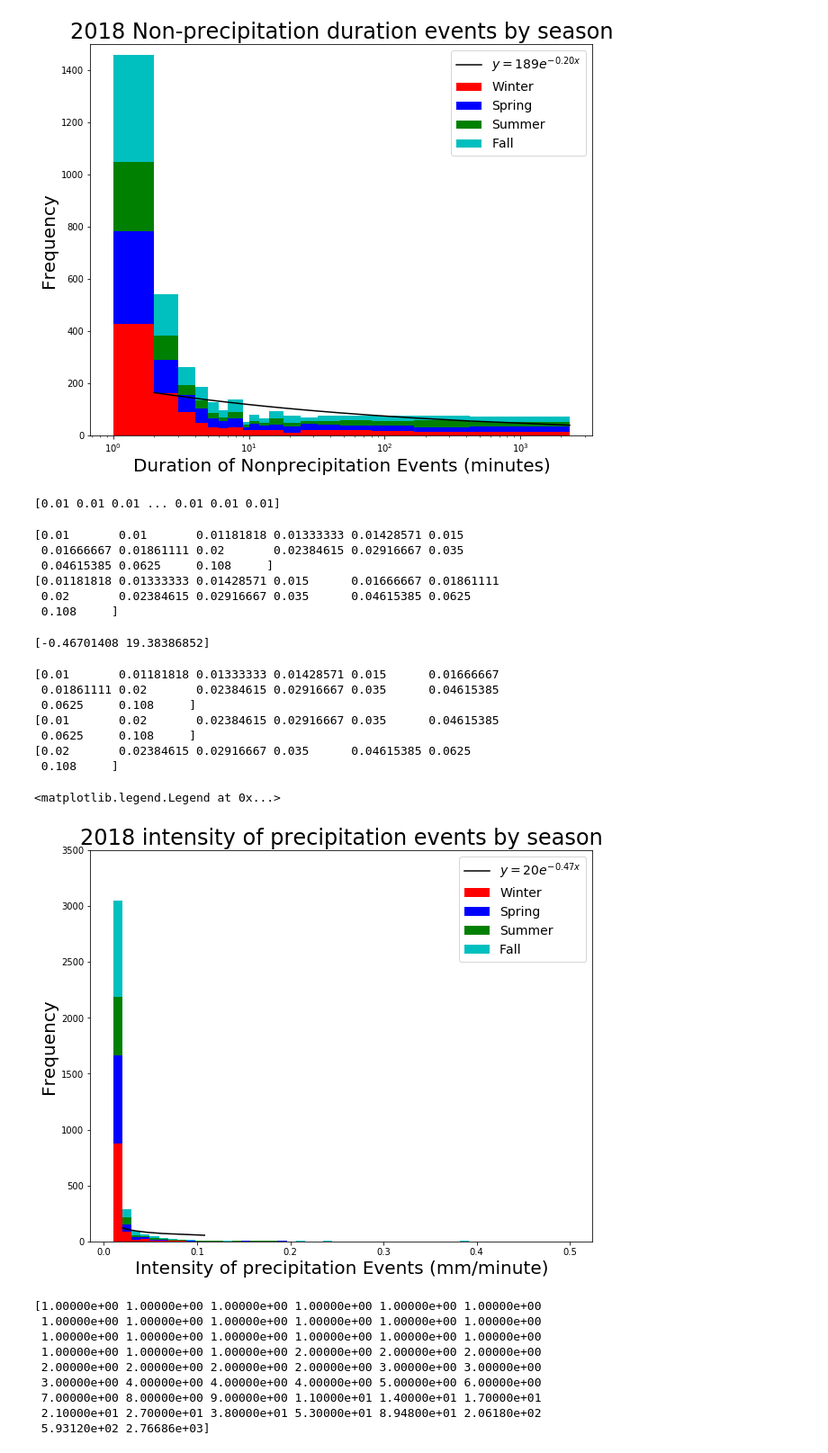
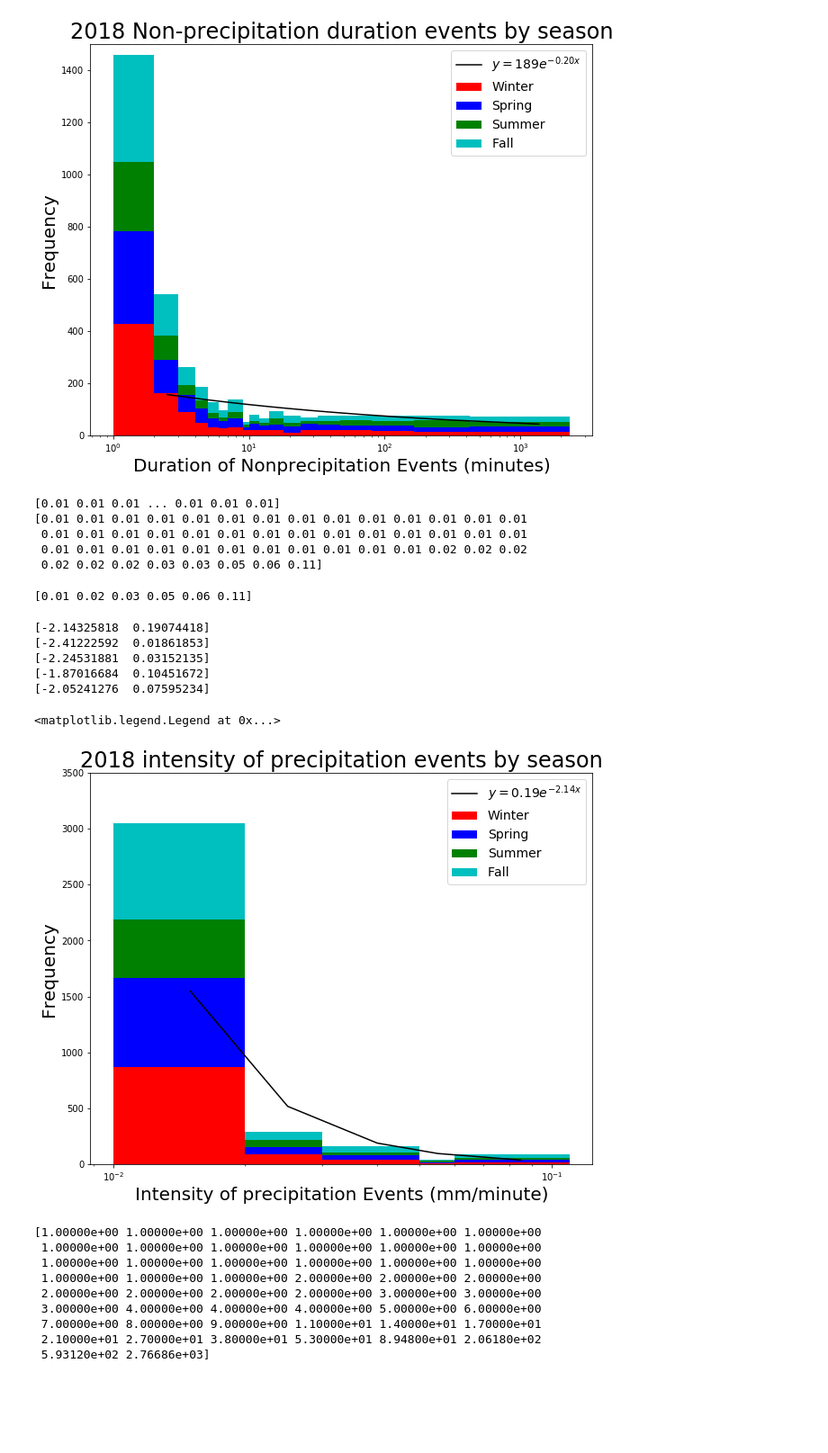
Before and after one commit to zhangt3-e/senior_thesis, a Jupyter notebook: Code/intensity_and_non_precip.ipynb, the cells around one changed output. Shown: that part at 90% size. Drawn from its saved outputs; the diff is of its cells as text; code cells hidden in the pictures; blank space fills up the shorter version.

```diff
--- a/Code/intensity_and_non_precip.ipynb
+++ b/Code/intensity_and_non_precip.ipynb
@@ -141,7 +141,7 @@ for i in range(0,20000):
 int_perc17 = np.zeros(50)
 inten17 = np.divide(preciptotal17[:countAll_17], precip17[:countAll_17])
 for i in range(0, 50):
-    int_perc17[i] =np.percentile(inten17, i*2)
+    int_perc17[i] =np.round(np.percentile(inten17, i*2), 2)
 print(int_perc17)
 
 Su_count17 = 0
@@ -301,8 +292,8 @@ int_perc18 = np.zeros(50)
 inten18 = np.divide(preciptotal18[:countAll_18], precip18[:countAll_18])
 print(inten18)
 for i in range(0, 50):
-    int_perc18[i] =np.percentile(inten18, i*2)
-#print(int_perc18)
+    int_perc18[i] = np.round(np.percentile(inten18, i*2),2)
+print(int_perc18)
 
 Wcount18 = 0
 Sp_count18= 0
@@ -329,61 +320,59 @@ Su_inten18 = np.divide(Su_preciptotal18[:Su_count18],Su_precip18[:Su_count18]  )
 Finten18 = np.divide(Fpreciptotal18[:Fcount18], Fprecip18[:Fcount18] )
 # %% [output]
 [0.01 0.01 0.01 ... 0.01 0.01 0.01]
+[0.01 0.01 0.01 0.01 0.01 0.01 0.01 0.01 0.01 0.01 0.01 0.01 0.01 0.01
+ 0.01 0.01 0.01 0.01 0.01 0.01 0.01 0.01 0.01 0.01 0.01 0.01 0.01 0.01
+ 0.01 0.01 0.01 0.01 0.01 0.01 0.01 0.01 0.01 0.01 0.01 0.02 0.02 0.02
+ 0.02 0.02 0.02 0.03 0.03 0.05 0.06 0.11]
 # %%
 intensa18 = np.unique(int_perc18)
 print(intensa18)
-one = [intensa18[0], intensa18[1]]
-intens18 = np.setdiff1d(intensa18, one)
-print(intens18)
+#one = [intensa18[0], intensa18[1]]
+#intens18 = np.setdiff1d(intensa18, one)
+#print(intens18)
 # %% [output]
-[0.01       0.01       0.01181818 0.01333333 0.01428571 0.015
- 0.01666667 0.01861111 0.02       0.02384615 0.02916667 0.035
- 0.04615385 0.0625     0.108     ]
-[0.01181818 0.01333333 0.01428571 0.015      0.01666667 0.01861111
- 0.02       0.02384615 0.02916667 0.035      0.04615385 0.0625
- 0.108     ]
+[0.01 0.02 0.03 0.05 0.06 0.11]
-# %%
-int_18coef = calc(inten18, intens18)
-print(int_18coef)
-# %% [output]
-[-0.46701408 19.38386852]
-# %%
-intensity18 = np.append([0.01], intens18)
-print(intensity18)
-two = [intensity18[1],intensity18[2],intensity18[3], intensity18[4], intensity18[5], intensity18[6]]
-changestuff = np.setdiff1d(intensity18, two)
-print(changestuff)
-intensity18 = changestuff
-intens18 = np.setdiff1d(intensity18, [0.01])
-print(intens18)
-# %% [output]
-[0.01       0.01181818 0.01333333 0.01428571 0.015      0.01666667
- 0.01861111 0.02       0.02384615 0.02916667 0.035      0.04615385
- 0.0625     0.108     ]
-[0.01       0.02       0.02384615 0.02916667 0.035      0.04615385
- 0.0625     0.108     ]
-[0.02       0.02384615 0.02916667 0.035      0.04615385 0.0625
- 0.108     ]
+# %%
+int_18coef, int_bin_val_18 = calc(inten18, intensa18)
+print(int_18coef)
+
+Wint_18coef, Wint_bin_val_18 = calc(Winten18, intensa18)
+print(Wint_18coef)
+
+Sp_int_18coef, Sp_int_bin_val_18 = calc(Sp_inten18, intensa18)
+print(Sp_int_18coef)
+
+Su_int_18coef, Su_int_bin_val_18 = calc(Su_inten18, intensa18)
+print(Su_int_18coef)
+
+Fint_18coef, Fint_bin_val_18 = calc(Finten18, intensa18)
+print(Fint_18coef)
+# %% [output]
+[-2.14325818  0.19074418]
+[-2.41222592  0.01861853]
+[-2.24531881  0.03152135]
+[-1.87016684  0.10451672]
+[-2.05241276  0.07595234]
 # %%
 plt.figure(figsize = (10,8))
-plt.hist([ Winten18, Sp_inten18, Su_inten18,Finten18], bins = 50, range= (0.01, 0.5), color = ['r','b','g','c'], stacked =True)
+plt.hist([ Winten18, Sp_inten18, Su_inten18,Finten18], bins = int_perc18, range= (int_perc18.min(), int_perc18.max()), color = ['r','b','g','c'], stacked =True)
 plt.xlabel('Intensity of precipitation Events (mm/minute)', fontsize = 20)
-#plt.xscale('log')
+plt.xscale('log')
 plt.ylim(0,3500)
 #plt.yscale('log')
 plt.ylabel('Frequency', fontsize = 20)
 plt.title('2018 intensity of precipitation events by season', fontsize = 24)
 #plt.figtext(0.5, 0.5, 'Total Winter Precipitation: ' + str(round(Wtotalprep,2)) + ' mm', fontsize = 14)
 #plt.figtext(0.5, 0.475, 'Total Spring Precipitation: ' + str(round(Sp_totalprep,2)) + ' mm', fontsize = 14)
 #plt.figtext(0.9, 0.45, 'Total Summer Precipitation: ' + str(round(Su_totalprep17)) + ' mm', fontsize = 14, ha = 'right')
 #plt.figtext(0.9, 0.425, 'Total Fall Precipitation: ' + str(round(Ftotalprep17)) + ' mm', fontsize = 14, ha = 'right')
 #plt.figtext(0.9, 0.4, 'Total 2017 Precipitation: ' + str(round(totalprep17)) + ' mm', fontsize = 14,ha='right')
-plt.plot(intens18, int_18coef[1]*np.exp(np.log(intens18)*int_18coef[0]), color = 'k' )
-plt.legend(labels = ['$y = 20 e^{-0.47x}$', 'Winter','Spring', 'Summer', 'Fall'], fontsize = 14)
+plt.plot(int_bin_val_18, int_18coef[1]*np.exp(np.log(int_bin_val_18)*int_18coef[0]), color = 'k' )
+plt.legend(labels = ['$y = 0.19 e^{-2.14x}$', 'Winter','Spring', 'Summer', 'Fall'], fontsize = 14)
 #plt.figtext(0.3, 0.6, 'Exponential fit equation between 2 minutes to 42 minutes: $ y = e^{5.74}*e^{-0.54x}$' )
 # %% [output]
 <matplotlib.legend.Legend at 0x...>
-[figure, old version]
+[figure, new version]
 # %%
 Wprecip19, Wnonprecip19, Wpreciptotal19, Wtotalprep19 = histplot.preciphist(Winter19, len(Winter19), 5000, 1, 1)
 Sp_precip19, Sp_nonprecip19, Sp_preciptotal19, Sp_totalprep19 = histplot.preciphist(Spring19, len(Spring19), 5000, 1, 1)
```
Also changed, not shown: parts of 24 cells of this notebook, 11 other files.
